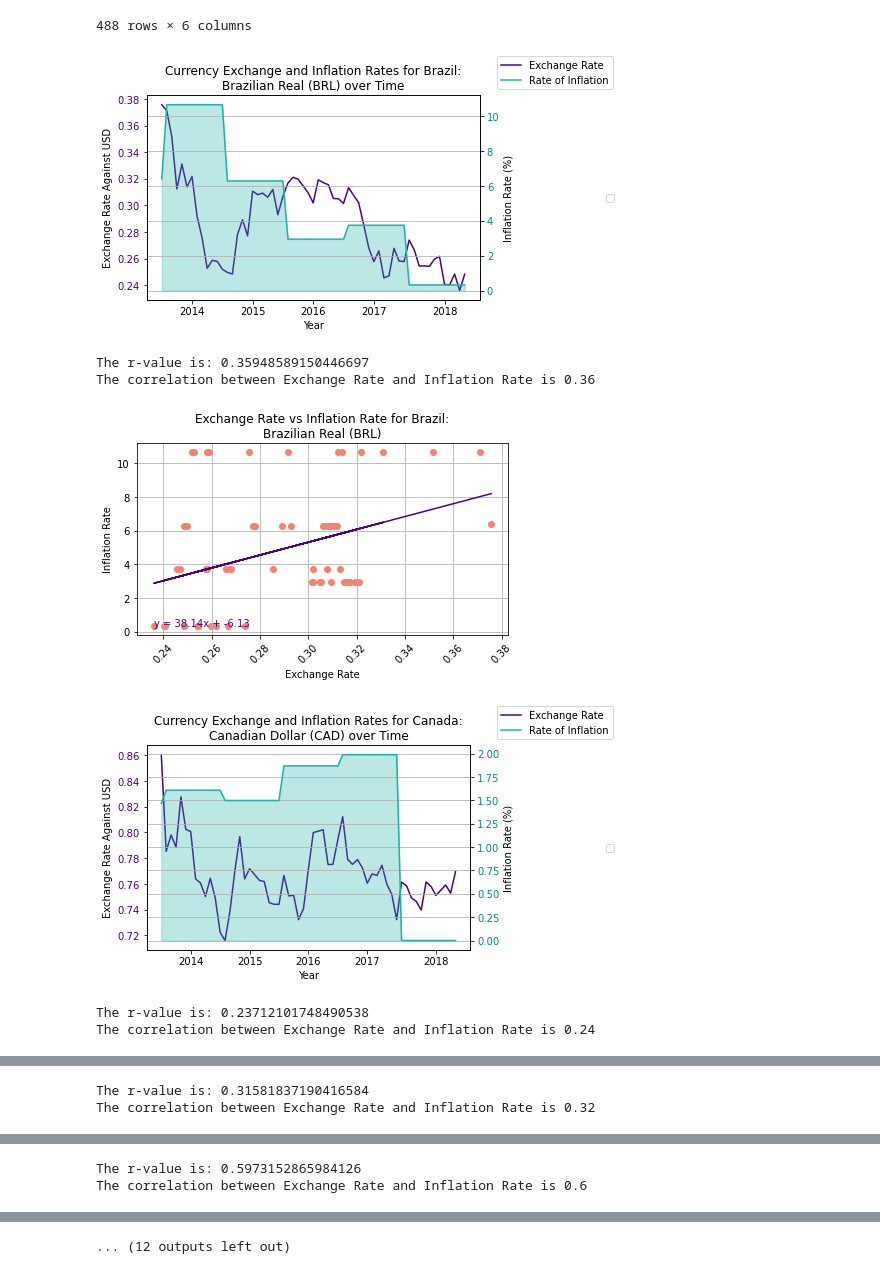
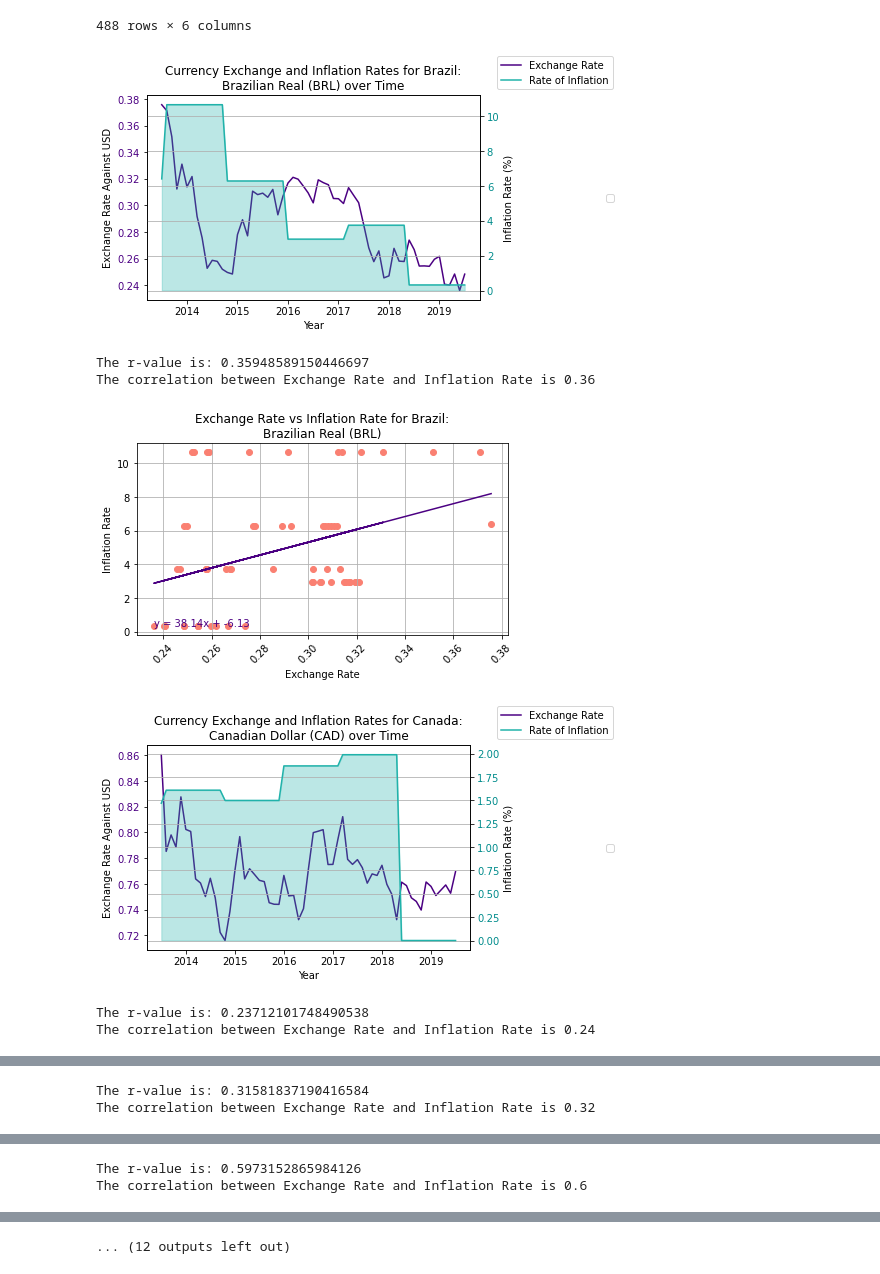
Before and after one commit to kmspitzer/Exchange-Rate-Project, a Jupyter notebook: ExchangeInflation_plots.ipynb, the cells around one changed output, grey strips where cells are left out. Drawn from its saved outputs; the diff is of its cells as text; code cells hidden in the pictures.

Commit message:
fix to x axis ticks, and updated screen shots of affected charts

```diff
--- a/ExchangeInflation_plots.ipynb
+++ b/ExchangeInflation_plots.ipynb
@@ -116,10 +116,10 @@ for curr_code in curr_codes:
     exch_line.tick_params(axis='y', labelcolor = 'indigo')
 
 
-    # force the location of the xticks -- monthly ticks are too many
+    # force the location of the xticks -- monthly ticks are too many to read on the x axis.
     # label with the year, instead
     x_formatter = FixedFormatter(years)
-    x_locator = FixedLocator([6, 18, 30, 42, 56, 68])
+    x_locator = FixedLocator([5, 15, 25, 35, 45, 55])
 
     exch_line.xaxis.set_major_formatter(x_formatter)
     exch_line.xaxis.set_major_locator(x_locator)
@@ -166,38 +166,38 @@ for curr_code in curr_codes:
     correlation = st.pearsonr(xc_rate_data, in_rate_data)
 
     # create a scatter plot of exchange rate vs. inflation rate
     plt.scatter(xc_rate_data ,in_rate_data, facecolor="salmon")
     plt.title(f"Exchange Rate vs Inflation Rate for {country}:\n{currency} ({curr_code})")
     plt.xlabel('Exchange Rate')
     plt.ylabel('Inflation Rate')
 
     # calculate the linear regression
     reg = linregress(xc_rate_data, in_rate_data)
 
 
     # calculate the y values for our line, and format the equation
     # for the plot
     y_values = xc_rate_data * reg.slope + reg.intercept
     line_eq = f"y = {reg.slope:.2f}x + {reg.intercept:.2f}"
     plt.plot(xc_rate_data, y_values, color="indigo")
     plt.annotate(line_eq, (min(xc_rate_data),min(in_rate_data)), fontsize=10, color="indigo")
     plt.xticks(rotation=45)
 
     # display the r-value and the correlation
     print(f"\nThe r-value is: {reg.rvalue}")
     print(f"The correlation between Exchange Rate and Inflation Rate is {round(correlation[0],2)}")
 
     # add a grid and save a copy of the chart
     plt.grid()
     plt.tight_layout()
     plt.savefig(f"Output/XRvsInflRegress_{curr_code}.png")
     plt.show()
 # %% [output]
-[figure, old version]
+[figure, new version]
 The r-value is: 0.35948589150446697
 The correlation between Exchange Rate and Inflation Rate is 0.36
 [figure]
-[figure, old version]
+[figure, new version]
 The r-value is: 0.23712101748490538
 The correlation between Exchange Rate and Inflation Rate is 0.24
 [figure]
```
Also changed, not shown: parts of 1 cell of this notebook, 26 other files.
